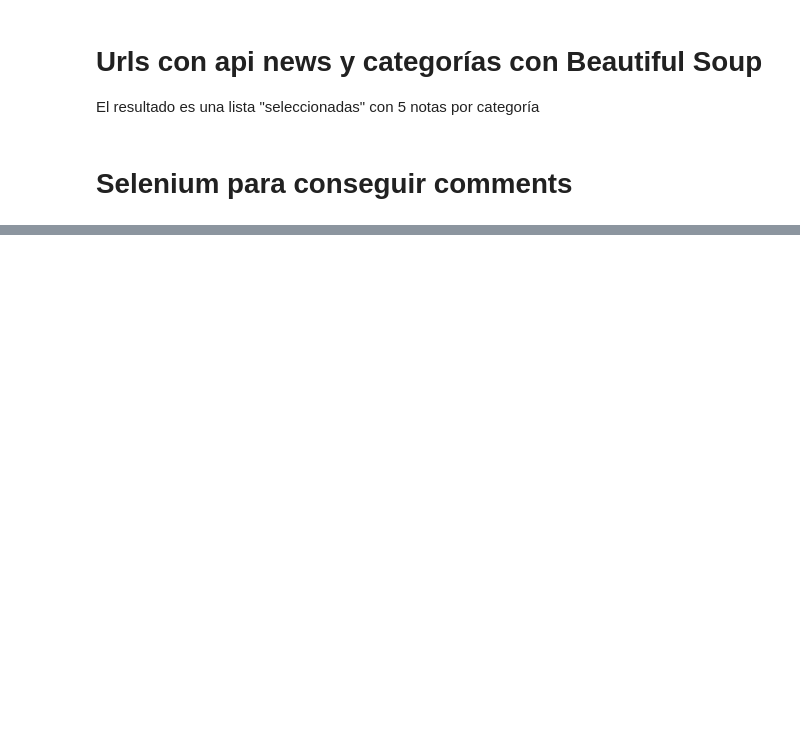
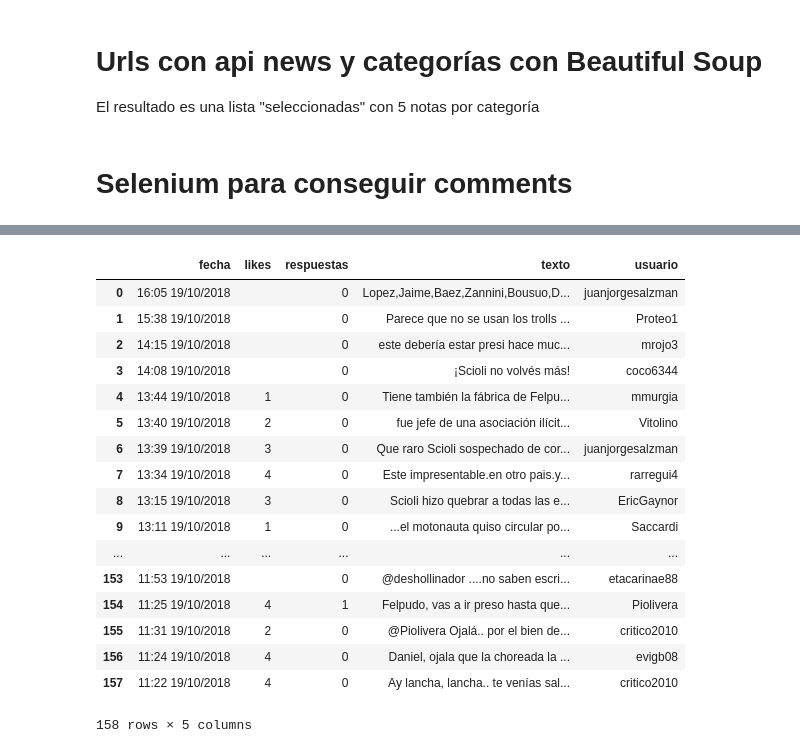
Before and after one commit to pbagedelli/analisis-comentarios, a Jupyter notebook: Comentarios La Nacion-Scraping.ipynb, the cells around one changed output, grey strips where cells are left out. Saved outputs shown, nothing was run; the diff lists cells and outputs as text; code cells hidden in the pictures; blank space fills up the shorter version.

Commit message:
cantidad de respuestas

```diff
--- a/Comentarios La Nacion-Scraping.ipynb
+++ b/Comentarios La Nacion-Scraping.ipynb
@@ -112,0 +172,6 @@ todo = driver.find_element_by_class_name('fyre-stream-content')
+# %%
+import pandas as pd
+df1 = pd.DataFrame(comentarios)
+# %%
+df1 = df1.dropna().reset_index(drop = True)
+df1.loc[:, 'respuestas'] = df1.respuestas.astype(int)
@@ -147,0 +234,21 @@ driver.quit()
+# %%
+df1
+# %% [output]
+|  | fecha | likes | respuestas | texto | usuario |
+| 0 | 16:05 19/10/2018 |  | 0 | Lopez,Jaime,Baez,Zannini,Bousuo,D... | juanjorgesalzman |
+| 1 | 15:38 19/10/2018 |  | 0 | Parece que no se usan los trolls ... | Proteo1 |
+| 2 | 14:15 19/10/2018 |  | 0 | este debería estar presi hace muc... | mrojo3 |
+| 3 | 14:08 19/10/2018 |  | 0 | ¡Scioli no volvés más! | coco6344 |
+| 4 | 13:44 19/10/2018 | 1 | 0 | Tiene también la fábrica de Felpu... | mmurgia |
+| 5 | 13:40 19/10/2018 | 2 | 0 | fue jefe de una asociación ilícit... | Vitolino |
+| 6 | 13:39 19/10/2018 | 3 | 0 | Que raro Scioli sospechado de cor... | juanjorgesalzman |
+| 7 | 13:34 19/10/2018 | 4 | 0 | Este impresentable.en otro pais.y... | rarregui4 |
+| 8 | 13:15 19/10/2018 | 3 | 0 | Scioli hizo quebrar a todas las e... | EricGaynor |
+| 9 | 13:11 19/10/2018 | 1 | 0 | ...el motonauta quiso circular po... | Saccardi |
+| ... | ... | ... | ... | ... | ... |
+| 153 | 11:53 19/10/2018 |  | 0 | @deshollinador ....no saben escri... | etacarinae88 |
+| 154 | 11:25 19/10/2018 | 4 | 1 | Felpudo, vas a ir preso hasta que... | Piolivera |
+| 155 | 11:31 19/10/2018 | 2 | 0 | @Piolivera Ojalá.. por el bien de... | critico2010 |
+| 156 | 11:24 19/10/2018 | 4 | 0 | Daniel, ojala que la choreada la ... | evigb08 |
+| 157 | 11:22 19/10/2018 | 4 | 0 | Ay lancha, lancha.. te venías sal... | critico2010 |
+158 rows × 5 columns
```
Also changed, not shown: parts of 19 cells of this notebook, 1 other file.
